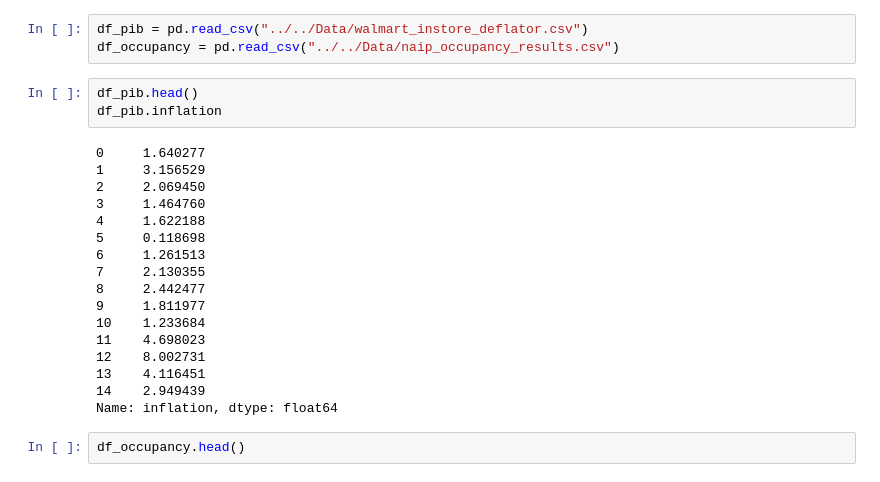
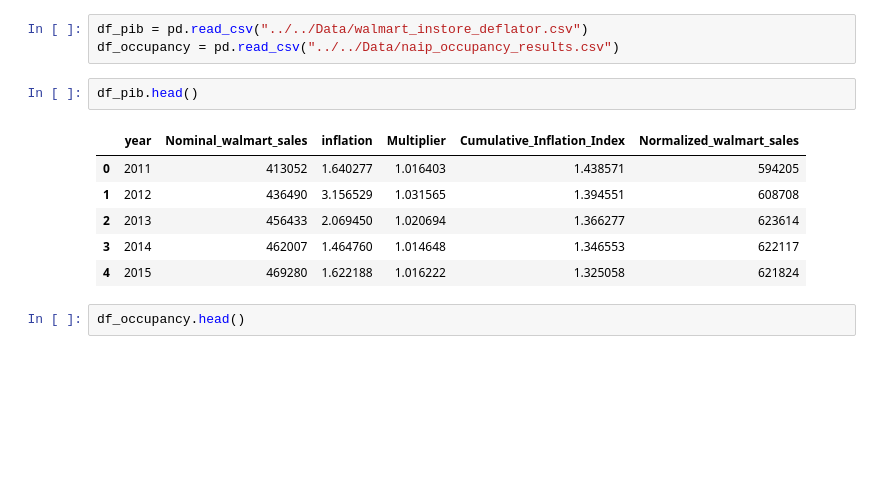
Before and after one commit to Manzife/Application-of-Deep-learning-image, a Jupyter notebook: notebooks/analysis/correlation_analysis.ipynb, the cells around one changed output. Drawn from its saved outputs; the diff is of its cells as text; blank space fills up the shorter version.

```diff
--- a/notebooks/analysis/correlation_analysis.ipynb
+++ b/notebooks/analysis/correlation_analysis.ipynb
@@ -11,24 +21,13 @@ df_pib = pd.read_csv("../../Data/walmart_instore_deflator.csv")
 df_occupancy = pd.read_csv("../../Data/naip_occupancy_results.csv")
 # %%
 df_pib.head()
-df_pib.inflation
 # %% [output]
-0     1.640277
-1     3.156529
-2     2.069450
-3     1.464760
-4     1.622188
-5     0.118698
-6     1.261513
-7     2.130355
-8     2.442477
-9     1.811977
-10    1.233684
-11    4.698023
-12    8.002731
-13    4.116451
-14    2.949439
-Name: inflation, dtype: float64
+|  | year | Nominal_walmart_sales | inflation | Multiplier | Cumulative_Inflation_Index | Normalized_walmart_sales |
+| 0 | 2011 | 413052 | 1.640277 | 1.016403 | 1.438571 | 594205 |
+| 1 | 2012 | 436490 | 3.156529 | 1.031565 | 1.394551 | 608708 |
+| 2 | 2013 | 456433 | 2.069450 | 1.020694 | 1.366277 | 623614 |
+| 3 | 2014 | 462007 | 1.464760 | 1.014648 | 1.346553 | 622117 |
+| 4 | 2015 | 469280 | 1.622188 | 1.016222 | 1.325058 | 621824 |
 # %%
 df_occupancy.head()
 # %% [output]
```
Also changed, not shown: parts of 2 cells of this notebook, 1 other file.
